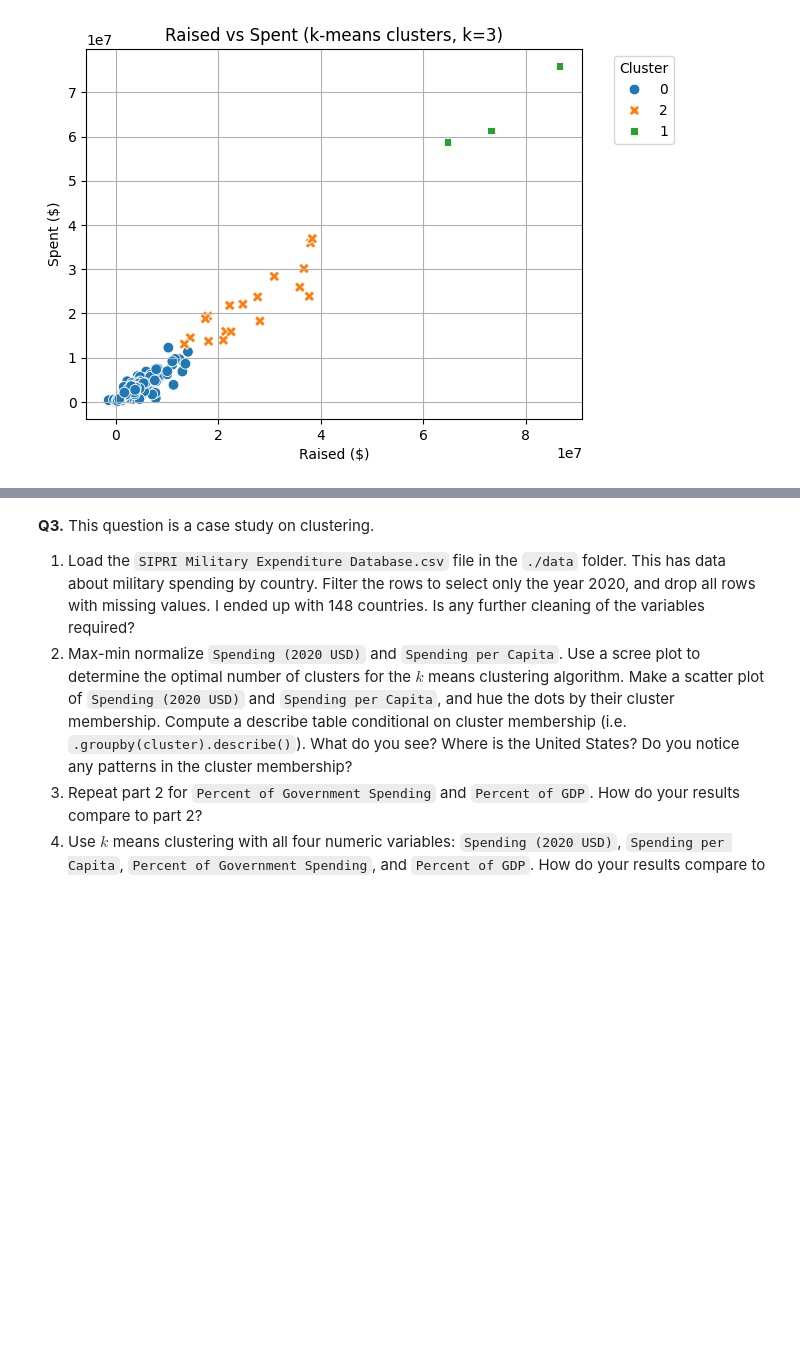
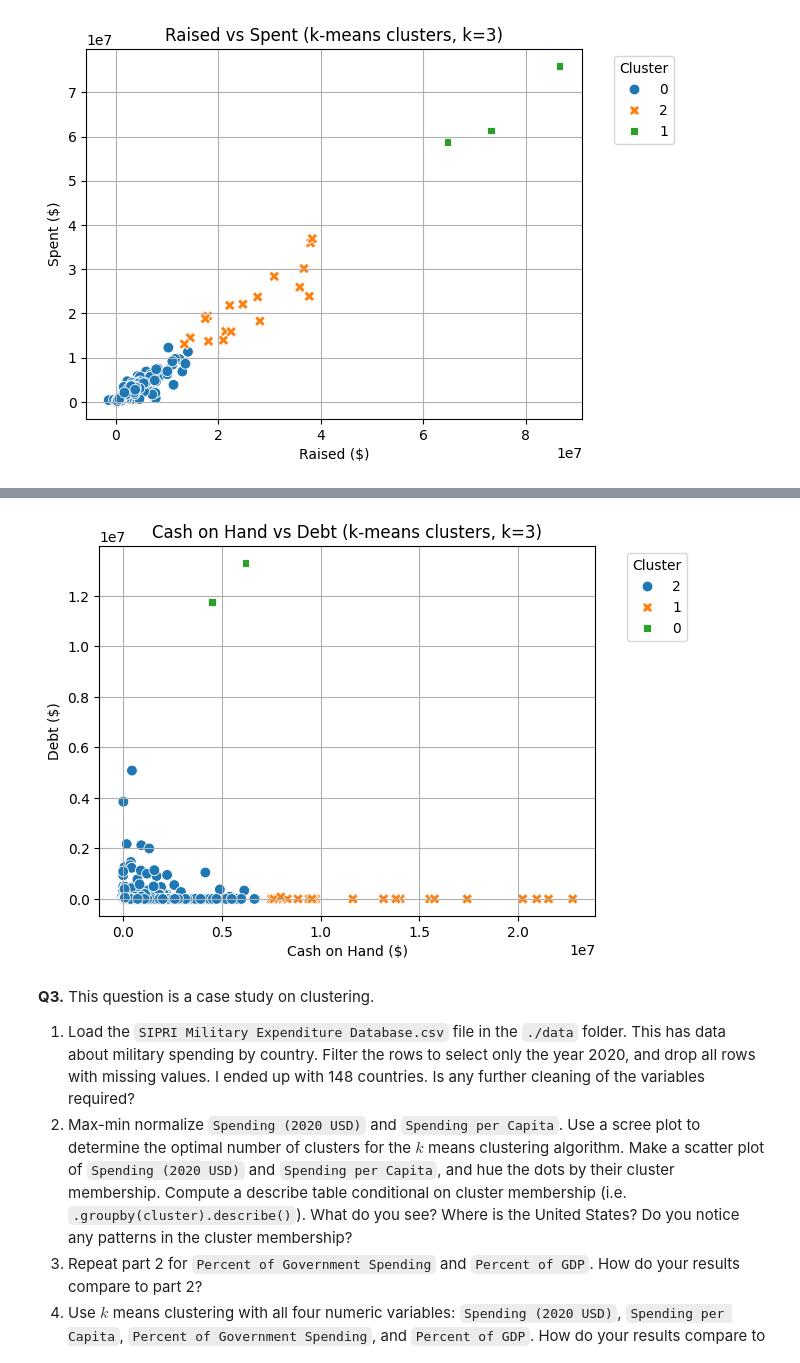
Before and after one commit to Harryshield14/clustering_assignment, a Jupyter notebook: assignment_clustering.ipynb, the cells around one changed output, grey strips where cells are left out. Drawn from its saved outputs; the diff is of its cells as text; code cells hidden in the pictures; blank space fills up the shorter version.

```diff
--- a/assignment_clustering.ipynb
+++ b/assignment_clustering.ipynb
@@ -222,3 +245,18 @@ plt.show()
+# %%
+k_final = 3
+km_final = KMeans(n_clusters=k_final, n_init=10, max_iter=300, random_state=0)
+labels = km_final.fit_predict(X_mm.values)
+df_copy['cluster'] = labels.astype(int).astype(str)
+
+sns.scatterplot(data=df_copy, x='Cash on Hand', y='Debts', hue='cluster', style='cluster', s=60)
+plt.title(f'Cash on Hand vs Debt (k-means clusters, k={k_final})')
+plt.xlabel('Cash on Hand ($)')
+plt.ylabel('Debt ($)')
+plt.grid(True)
+plt.legend(title='Cluster', bbox_to_anchor=(1.05, 1), loc='upper left')
+plt.show()
+# %% [output]
+[figure, added]
 # %% [markdown]
 **Q3.** This question is a case study on clustering.
 
```
Also changed, not shown: parts of 1 cell of this notebook.
